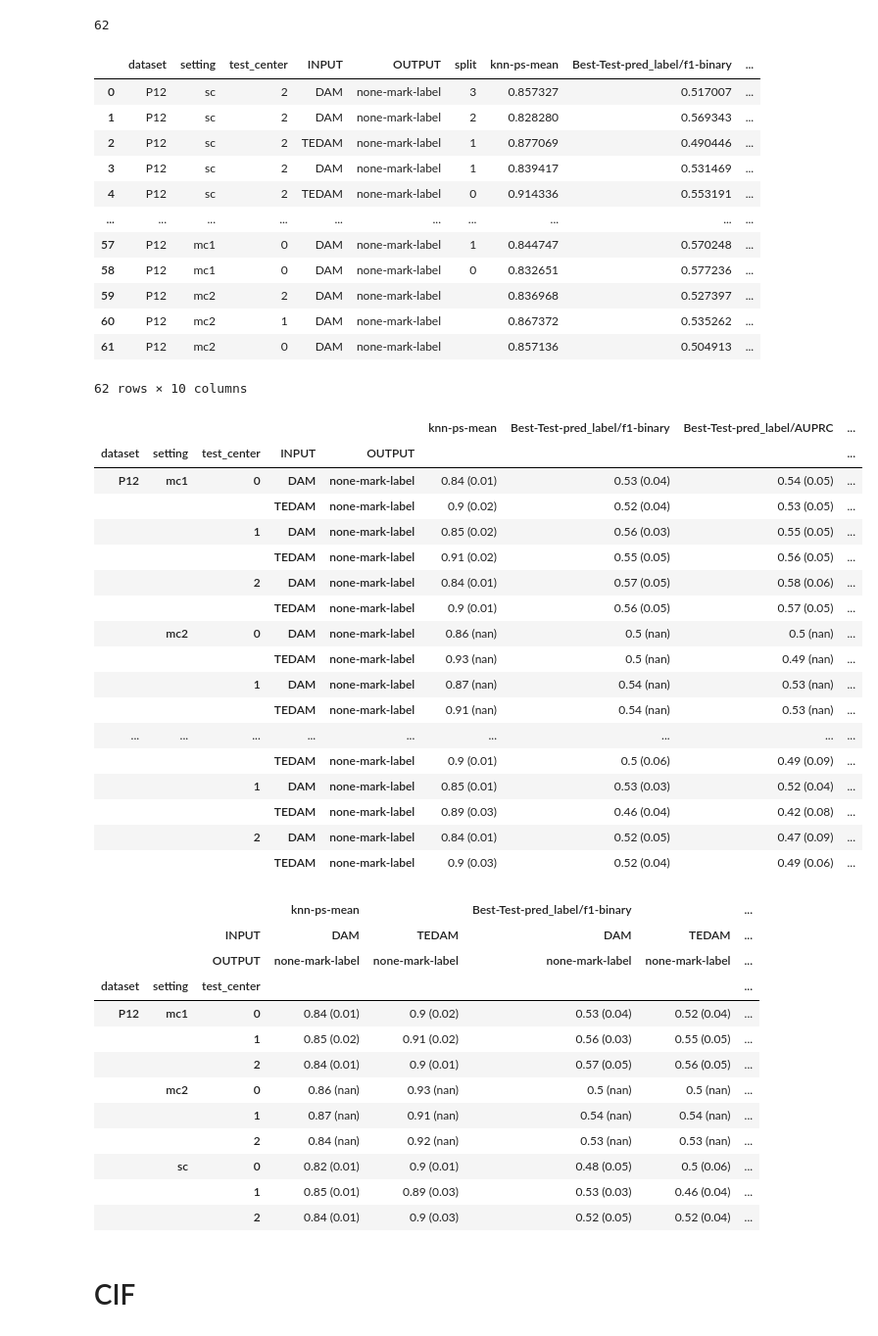
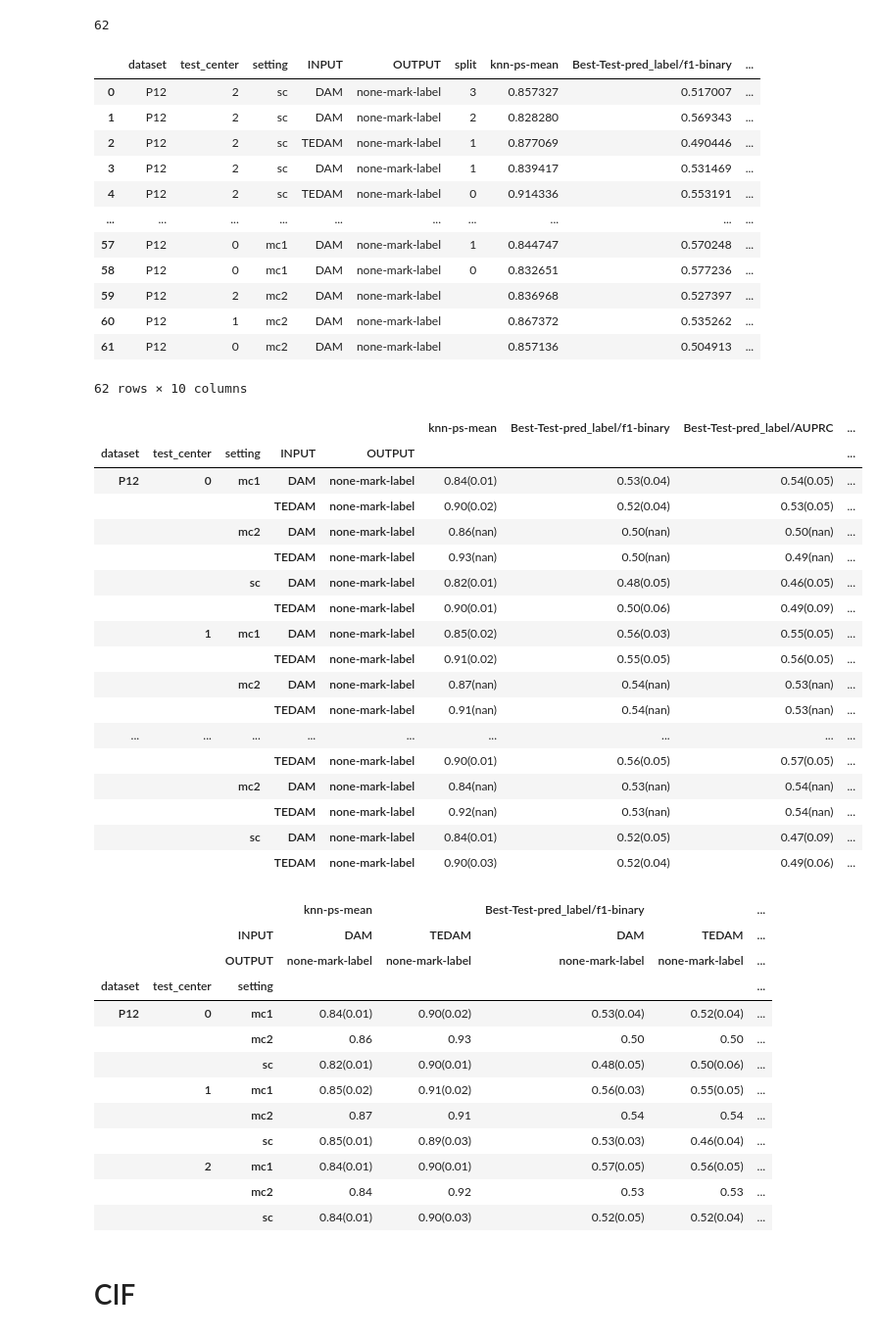
Before and after one commit to hojjatkarami/tedam2, a Jupyter notebook: jup_res.ipynb, the cells around one changed output. Shown: that part at 98% size. Cells and saved outputs as stored; diff of their text form; code cells hidden in the pictures.

```diff
--- a/jup_res.ipynb
+++ b/jup_res.ipynb
@@ -407,7 +381,7 @@ len(df_filt)
 # %% [output]
 62
 # %%
-i_groupby_row =['dataset','setting','test_center']
+i_groupby_row =['dataset','test_center','setting']
 i_groupby_col = ['event_enc','mod']
 i_groupby_col=['INPUT','OUTPUT']
 i_agg = ['split']
@@ -421,76 +395,76 @@ i_stats=['mean','std']
 d_name = [x for x in df_filt.name]
 
 df_config = pd.DataFrame(   [{k:v for k,v in x.items()} for x in df_filt.config]    )
 
 df_summary = pd.DataFrame(   [{k:v for k,v in x.items()} for x in df_filt.summary]    )
 
 df = pd.concat([df_config, df_summary],axis=1)
 # df.name = df_filt.name
 df = df[i_groupby_row + i_groupby_col + i_agg + i_metric]
 df
 
 
 
 
 a0 = df.groupby(i_groupby_row + i_groupby_col)[i_metric].size().rename('runs')
 
 a1 = df.groupby(i_groupby_row + i_groupby_col)[i_metric].aggregate(i_stats).round(3)
 
-a1 = df.groupby(i_groupby_row + i_groupby_col)[i_metric].aggregate(lambda x:str(round(x.mean(),2))  + ' (' + str(round(x.std(),2))  +')'  ) #
+a1 = df.groupby(i_groupby_row + i_groupby_col)[i_metric].aggregate(lambda x:f'{round(x.mean()*1,2):.2f}({round(x.std()*1,2):.2f})'   ) #
 
 # a4 = df.groupby(i_by)[i_metric].apply(lambda x:x.round(3).tolist())   # x.round(3).tolist()
 a1
 
-a1.reset_index().pivot(index=i_groupby_row,columns=i_groupby_col)
+a1.reset_index().pivot(index=i_groupby_row,columns=i_groupby_col).replace(r'\(nan\)$', '',regex=True)
 
 
 
 # a1.to_excel("aaa.xlsx")
 # %% [output]
-|  | dataset | setting | test_center | INPUT | OUTPUT | split | knn-ps-mean | Best-Test-pred_label/f1-binary | ... |
-| 0 | P12 | sc | 2 | DAM | none-mark-label | 3 | 0.857327 | 0.517007 | ... |
-| 1 | P12 | sc | 2 | DAM | none-mark-label | 2 | 0.828280 | 0.569343 | ... |
-| 2 | P12 | sc | 2 | TEDAM | none-mark-label | 1 | 0.877069 | 0.490446 | ... |
-| 3 | P12 | sc | 2 | DAM | none-mark-label | 1 | 0.839417 | 0.531469 | ... |
-| 4 | P12 | sc | 2 | TEDAM | none-mark-label | 0 | 0.914336 | 0.553191 | ... |
+|  | dataset | test_center | setting | INPUT | OUTPUT | split | knn-ps-mean | Best-Test-pred_label/f1-binary | ... |
+| 0 | P12 | 2 | sc | DAM | none-mark-label | 3 | 0.857327 | 0.517007 | ... |
+| 1 | P12 | 2 | sc | DAM | none-mark-label | 2 | 0.828280 | 0.569343 | ... |
+| 2 | P12 | 2 | sc | TEDAM | none-mark-label | 1 | 0.877069 | 0.490446 | ... |
+| 3 | P12 | 2 | sc | DAM | none-mark-label | 1 | 0.839417 | 0.531469 | ... |
+| 4 | P12 | 2 | sc | TEDAM | none-mark-label | 0 | 0.914336 | 0.553191 | ... |
 | ... | ... | ... | ... | ... | ... | ... | ... | ... | ... |
-| 57 | P12 | mc1 | 0 | DAM | none-mark-label | 1 | 0.844747 | 0.570248 | ... |
-| 58 | P12 | mc1 | 0 | DAM | none-mark-label | 0 | 0.832651 | 0.577236 | ... |
-| 59 | P12 | mc2 | 2 | DAM | none-mark-label |  | 0.836968 | 0.527397 | ... |
-| 60 | P12 | mc2 | 1 | DAM | none-mark-label |  | 0.867372 | 0.535262 | ... |
-| 61 | P12 | mc2 | 0 | DAM | none-mark-label |  | 0.857136 | 0.504913 | ... |
+| 57 | P12 | 0 | mc1 | DAM | none-mark-label | 1 | 0.844747 | 0.570248 | ... |
+| 58 | P12 | 0 | mc1 | DAM | none-mark-label | 0 | 0.832651 | 0.577236 | ... |
+| 59 | P12 | 2 | mc2 | DAM | none-mark-label |  | 0.836968 | 0.527397 | ... |
+| 60 | P12 | 1 | mc2 | DAM | none-mark-label |  | 0.867372 | 0.535262 | ... |
+| 61 | P12 | 0 | mc2 | DAM | none-mark-label |  | 0.857136 | 0.504913 | ... |
 62 rows × 10 columns
 |  |  |  |  |  | knn-ps-mean | Best-Test-pred_label/f1-binary | Best-Test-pred_label/AUPRC | ... |
-| dataset | setting | test_center | INPUT | OUTPUT |  |  |  | ... |
-| P12 | mc1 | 0 | DAM | none-mark-label | 0.84 (0.01) | 0.53 (0.04) | 0.54 (0.05) | ... |
-|  |  |  | TEDAM | none-mark-label | 0.9 (0.02) | 0.52 (0.04) | 0.53 (0.05) | ... |
-|  |  | 1 | DAM | none-mark-label | 0.85 (0.02) | 0.56 (0.03) | 0.55 (0.05) | ... |
-|  |  |  | TEDAM | none-mark-label | 0.91 (0.02) | 0.55 (0.05) | 0.56 (0.05) | ... |
-|  |  | 2 | DAM | none-mark-label | 0.84 (0.01) | 0.57 (0.05) | 0.58 (0.06) | ... |
-|  |  |  | TEDAM | none-mark-label | 0.9 (0.01) | 0.56 (0.05) | 0.57 (0.05) | ... |
-|  | mc2 | 0 | DAM | none-mark-label | 0.86 (nan) | 0.5 (nan) | 0.5 (nan) | ... |
-|  |  |  | TEDAM | none-mark-label | 0.93 (nan) | 0.5 (nan) | 0.49 (nan) | ... |
-|  |  | 1 | DAM | none-mark-label | 0.87 (nan) | 0.54 (nan) | 0.53 (nan) | ... |
-|  |  |  | TEDAM | none-mark-label | 0.91 (nan) | 0.54 (nan) | 0.53 (nan) | ... |
+| dataset | test_center | setting | INPUT | OUTPUT |  |  |  | ... |
+| P12 | 0 | mc1 | DAM | none-mark-label | 0.84(0.01) | 0.53(0.04) | 0.54(0.05) | ... |
+|  |  |  | TEDAM | none-mark-label | 0.90(0.02) | 0.52(0.04) | 0.53(0.05) | ... |
+|  |  | mc2 | DAM | none-mark-label | 0.86(nan) | 0.50(nan) | 0.50(nan) | ... |
+|  |  |  | TEDAM | none-mark-label | 0.93(nan) | 0.50(nan) | 0.49(nan) | ... |
+|  |  | sc | DAM | none-mark-label | 0.82(0.01) | 0.48(0.05) | 0.46(0.05) | ... |
+|  |  |  | TEDAM | none-mark-label | 0.90(0.01) | 0.50(0.06) | 0.49(0.09) | ... |
+|  | 1 | mc1 | DAM | none-mark-label | 0.85(0.02) | 0.56(0.03) | 0.55(0.05) | ... |
+|  |  |  | TEDAM | none-mark-label | 0.91(0.02) | 0.55(0.05) | 0.56(0.05) | ... |
+|  |  | mc2 | DAM | none-mark-label | 0.87(nan) | 0.54(nan) | 0.53(nan) | ... |
+|  |  |  | TEDAM | none-mark-label | 0.91(nan) | 0.54(nan) | 0.53(nan) | ... |
 | ... | ... | ... | ... | ... | ... | ... | ... | ... |
-|  |  |  | TEDAM | none-mark-label | 0.9 (0.01) | 0.5 (0.06) | 0.49 (0.09) | ... |
-|  |  | 1 | DAM | none-mark-label | 0.85 (0.01) | 0.53 (0.03) | 0.52 (0.04) | ... |
-|  |  |  | TEDAM | none-mark-label | 0.89 (0.03) | 0.46 (0.04) | 0.42 (0.08) | ... |
-|  |  | 2 | DAM | none-mark-label | 0.84 (0.01) | 0.52 (0.05) | 0.47 (0.09) | ... |
-|  |  |  | TEDAM | none-mark-label | 0.9 (0.03) | 0.52 (0.04) | 0.49 (0.06) | ... |
+|  |  |  | TEDAM | none-mark-label | 0.90(0.01) | 0.56(0.05) | 0.57(0.05) | ... |
+|  |  | mc2 | DAM | none-mark-label | 0.84(nan) | 0.53(nan) | 0.54(nan) | ... |
+|  |  |  | TEDAM | none-mark-label | 0.92(nan) | 0.53(nan) | 0.54(nan) | ... |
+|  |  | sc | DAM | none-mark-label | 0.84(0.01) | 0.52(0.05) | 0.47(0.09) | ... |
+|  |  |  | TEDAM | none-mark-label | 0.90(0.03) | 0.52(0.04) | 0.49(0.06) | ... |
 |  |  |  | knn-ps-mean |  | Best-Test-pred_label/f1-binary |  | ... |
 |  |  | INPUT | DAM | TEDAM | DAM | TEDAM | ... |
 |  |  | OUTPUT | none-mark-label | none-mark-label | none-mark-label | none-mark-label | ... |
-| dataset | setting | test_center |  |  |  |  | ... |
-| P12 | mc1 | 0 | 0.84 (0.01) | 0.9 (0.02) | 0.53 (0.04) | 0.52 (0.04) | ... |
-|  |  | 1 | 0.85 (0.02) | 0.91 (0.02) | 0.56 (0.03) | 0.55 (0.05) | ... |
-|  |  | 2 | 0.84 (0.01) | 0.9 (0.01) | 0.57 (0.05) | 0.56 (0.05) | ... |
-|  | mc2 | 0 | 0.86 (nan) | 0.93 (nan) | 0.5 (nan) | 0.5 (nan) | ... |
-|  |  | 1 | 0.87 (nan) | 0.91 (nan) | 0.54 (nan) | 0.54 (nan) | ... |
-|  |  | 2 | 0.84 (nan) | 0.92 (nan) | 0.53 (nan) | 0.53 (nan) | ... |
-|  | sc | 0 | 0.82 (0.01) | 0.9 (0.01) | 0.48 (0.05) | 0.5 (0.06) | ... |
-|  |  | 1 | 0.85 (0.01) | 0.89 (0.03) | 0.53 (0.03) | 0.46 (0.04) | ... |
-|  |  | 2 | 0.84 (0.01) | 0.9 (0.03) | 0.52 (0.05) | 0.52 (0.04) | ... |
+| dataset | test_center | setting |  |  |  |  | ... |
+| P12 | 0 | mc1 | 0.84(0.01) | 0.90(0.02) | 0.53(0.04) | 0.52(0.04) | ... |
+|  |  | mc2 | 0.86 | 0.93 | 0.50 | 0.50 | ... |
+|  |  | sc | 0.82(0.01) | 0.90(0.01) | 0.48(0.05) | 0.50(0.06) | ... |
+|  | 1 | mc1 | 0.85(0.02) | 0.91(0.02) | 0.56(0.03) | 0.55(0.05) | ... |
+|  |  | mc2 | 0.87 | 0.91 | 0.54 | 0.54 | ... |
+|  |  | sc | 0.85(0.01) | 0.89(0.03) | 0.53(0.03) | 0.46(0.04) | ... |
+|  | 2 | mc1 | 0.84(0.01) | 0.90(0.01) | 0.57(0.05) | 0.56(0.05) | ... |
+|  |  | mc2 | 0.84 | 0.92 | 0.53 | 0.53 | ... |
+|  |  | sc | 0.84(0.01) | 0.90(0.03) | 0.52(0.05) | 0.52(0.04) | ... |
 # %% [markdown]
 # CIF
 # %%
```
Also changed, not shown: parts of 4 cells of this notebook, 1 other file.
